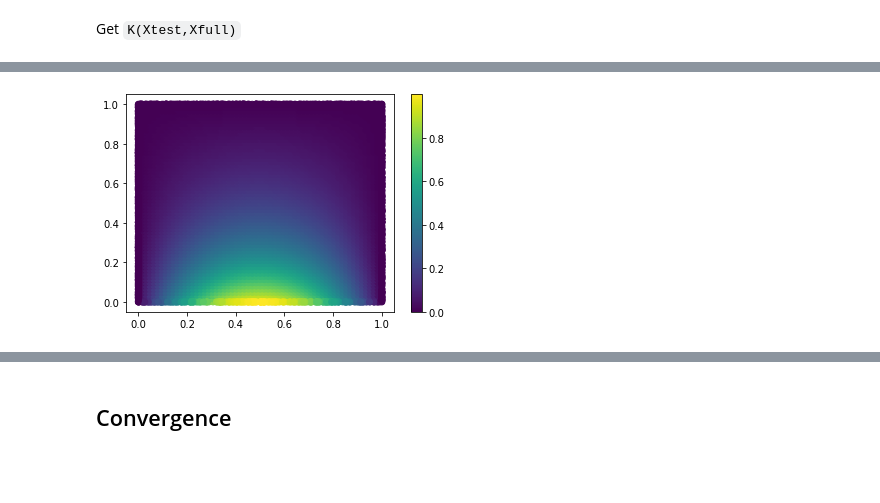
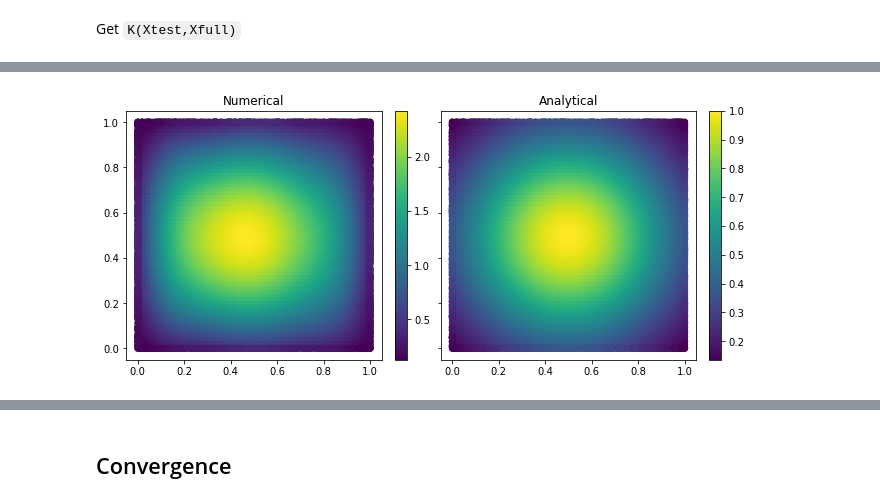
Before and after one commit to jfelipeosorio/kinetick, a Jupyter notebook: pdes/laplace2d_cf.ipynb, the cells around one changed output, grey strips where cells are left out. Drawn from its saved outputs; the diff is of its cells as text; code cells hidden in the pictures; blank space fills up the shorter version.

```diff
--- a/pdes/laplace2d_cf.ipynb
+++ b/pdes/laplace2d_cf.ipynb
@@ -150,14 +154,16 @@ Generate the points
 Momega = int(np.sqrt(400))
 # M - M_Omega
 M_boundary = 20
-# X_{\partial\Omega}
+# X_{\partial\Omega}: bottom, right, top, left
 Xboundary = generate_pts_boundary(M_boundary)
 # X_\Omega
 Xomega = generate_pts_interior(Momega)
 # X_full
 Xfull = np.vstack((Xomega, Xboundary))
 # Boundary condition value
-f_bottom = f_bc(Xboundary[:M_boundary,0])
+u_bc_values = u_lap(Xboundary)
+# RHS of the PDE
+rhs_values = f_lap(Xomega)
 # kparam
 k_param = 0.5
 # %% [markdown]
@@ -210,15 +202,12 @@ u_true = lap_sol(X_test[:,0], X_test[:,1], 30)
-# %%
-# Initial condition
-#plt.plot(Xfull,transport_u0(Xfull),'.-',label='init')
-# True next
-#plt.plot(Xfull,transport_sol(Xfull,h,c),'.-',label='true_next')
-# Predicted next
-sc = plt.scatter(X_test[:,0], X_test[:,1], c = u_true,label='pred')
-plt.colorbar(sc)
-# Plot settings
-#nmse = mean_squared_error(u_next,transport_sol(Xfull,h,c))/mean_squared_error(0*transport_sol(Xfull,h,c),transport_sol(Xfull,h,c))
-#plt.title('t = {} | Normalized MSE:{}'.format(h, round(nmse,7)))
-#plt.legend()
-plt.show()
-# %% [output]
-[figure, removed]
+# %%
+# Numerical vs. Analytical
+fig, (ax1, ax2) = plt.subplots(nrows = 1, ncols=2 ,sharey= True, figsize = (9,4),constrained_layout=True)
+sc1 = ax1.scatter(X_test[:,0], X_test[:,1], c = u_pred)
+plt.colorbar(sc1, ax = ax1)
+ax1.set_title('Numerical')
+sc2 = ax2.scatter(X_test[:,0], X_test[:,1], c = u_true)
+plt.colorbar(sc2, ax = ax2)
+ax2.set_title('Analytical')
+plt.show()
+# %% [output]
+[figure, added]
```
Also changed, not shown: parts of 11 cells of this notebook, 2 other files.
